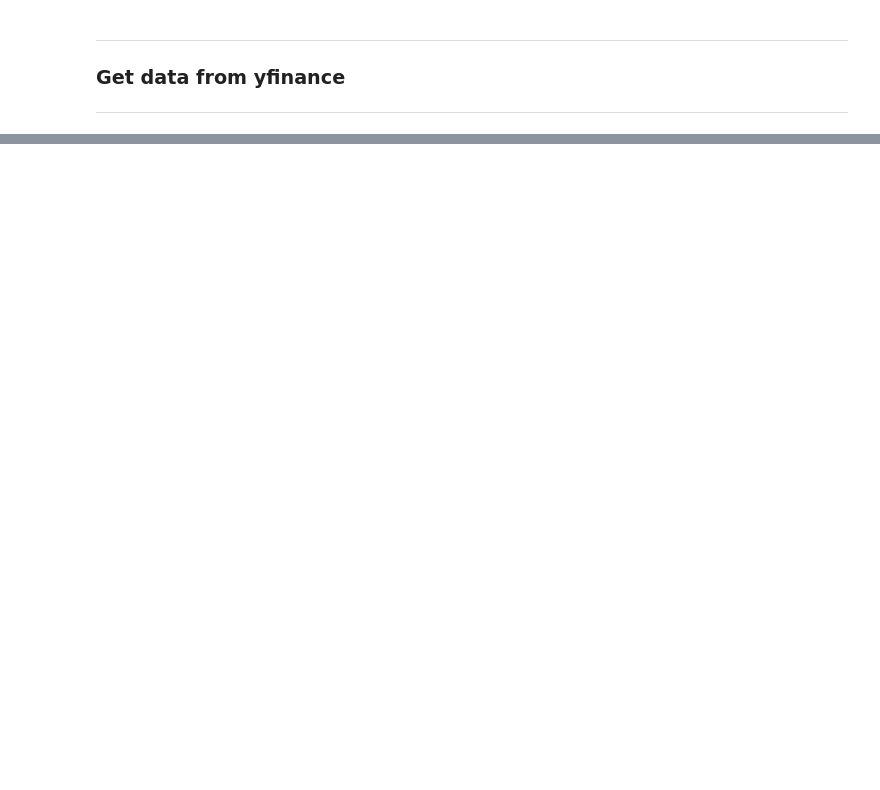
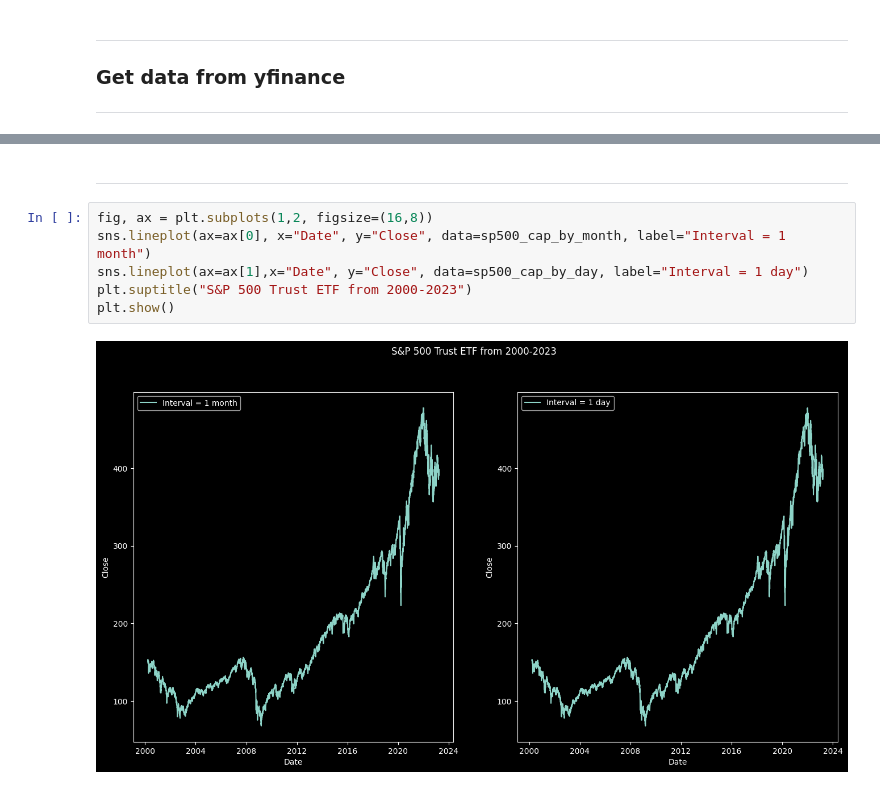
Before and after one commit to PhDNoe/PI_SP500, a Jupyter notebook: EDA/Initial_Eda.ipynb, the cells around one changed output, grey strips where cells are left out. Saved outputs shown, nothing was run; the diff lists cells and outputs as text; blank space fills up the shorter version.

```diff
--- a/EDA/Initial_Eda.ipynb
+++ b/EDA/Initial_Eda.ipynb
@@ -85,0 +125,10 @@ sp500_cap_by_day.head()
+# %% [markdown]
+---
+# %%
+fig, ax = plt.subplots(1,2, figsize=(16,8))
+sns.lineplot(ax=ax[0], x="Date", y="Close", data=sp500_cap_by_month, label="Interval = 1 month")
+sns.lineplot(ax=ax[1],x="Date", y="Close", data=sp500_cap_by_day, label="Interval = 1 day")
+plt.suptitle("S&P 500 Trust ETF from 2000-2023")
+plt.show()
+# %% [output]
+[figure, added]
```
Also changed, not shown: parts of 18 cells of this notebook, 1 other file.
